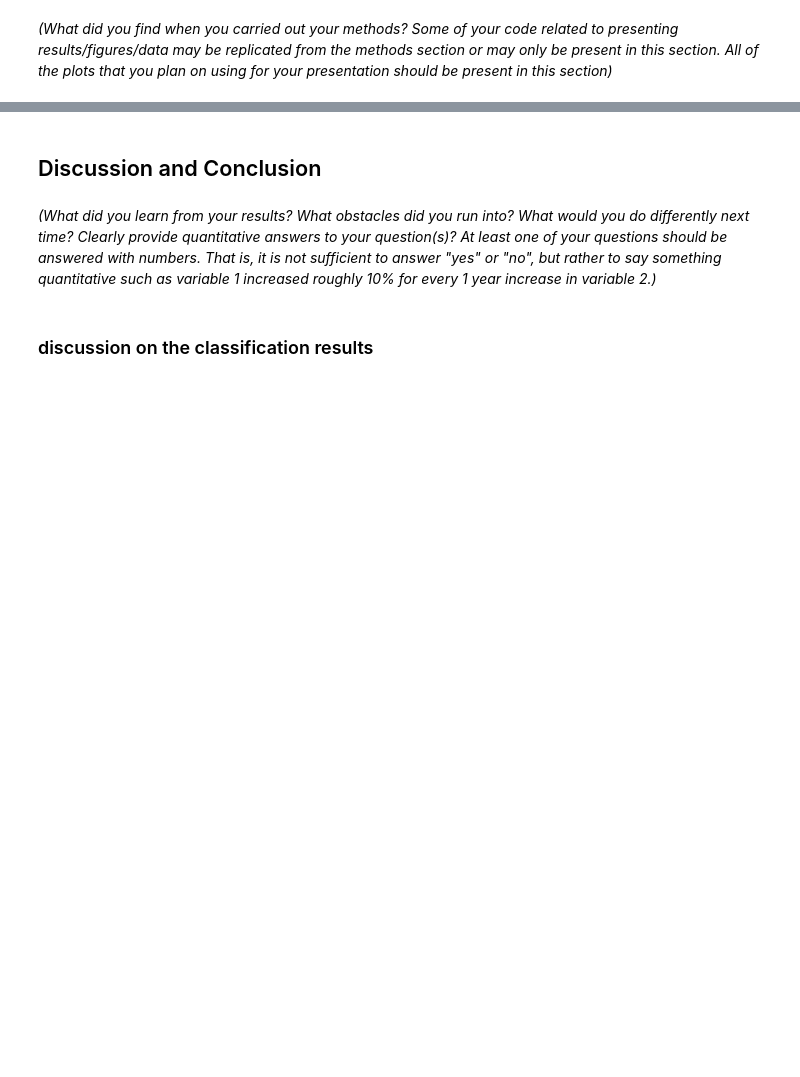
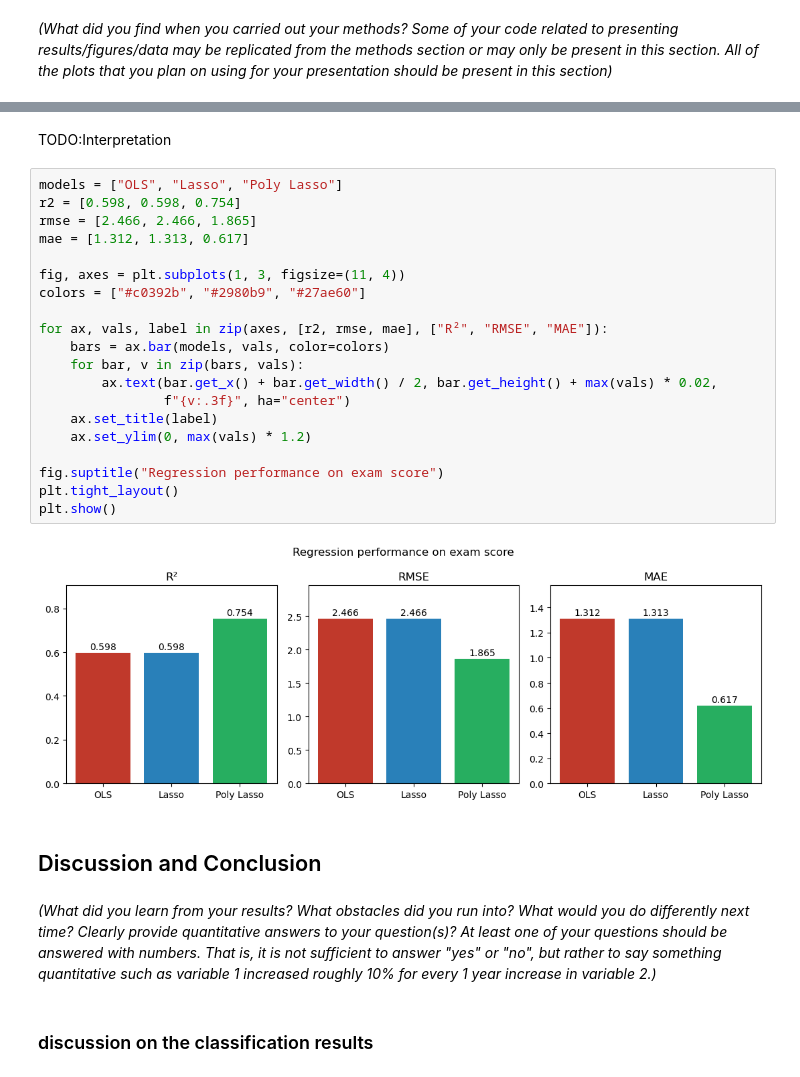
Before and after one commit to MarkEndicott2023/Student-Performance-Analysis, a Jupyter notebook: project_template.ipynb, the cells around one changed output, grey strips where cells are left out. Saved outputs shown, nothing was run; the diff lists cells and outputs as text; blank space fills up the shorter version.

```diff
--- a/project_template.ipynb
+++ b/project_template.ipynb
@@ -309,3 +315,27 @@ _(What are you doing next?)_
+# %% [markdown]
+TODO:Interpretation
+# %%
+models = ["OLS", "Lasso", "Poly Lasso"]
+r2 = [0.598, 0.598, 0.754]
+rmse = [2.466, 2.466, 1.865]
+mae = [1.312, 1.313, 0.617]
+
+fig, axes = plt.subplots(1, 3, figsize=(11, 4))
+colors = ["#c0392b", "#2980b9", "#27ae60"]
+
+for ax, vals, label in zip(axes, [r2, rmse, mae], ["R²", "RMSE", "MAE"]):
+    bars = ax.bar(models, vals, color=colors)
+    for bar, v in zip(bars, vals):
+        ax.text(bar.get_x() + bar.get_width() / 2, bar.get_height() + max(vals) * 0.02,
+                f"{v:.3f}", ha="center")
+    ax.set_title(label)
+    ax.set_ylim(0, max(vals) * 1.2)
+
+fig.suptitle("Regression performance on exam score")
+plt.tight_layout()
+plt.show()
+# %% [output]
+[figure, added]
 # %% [markdown]
 ## Discussion and Conclusion
 # %% [markdown]
```
Also changed, not shown: parts of 38 cells of this notebook.
